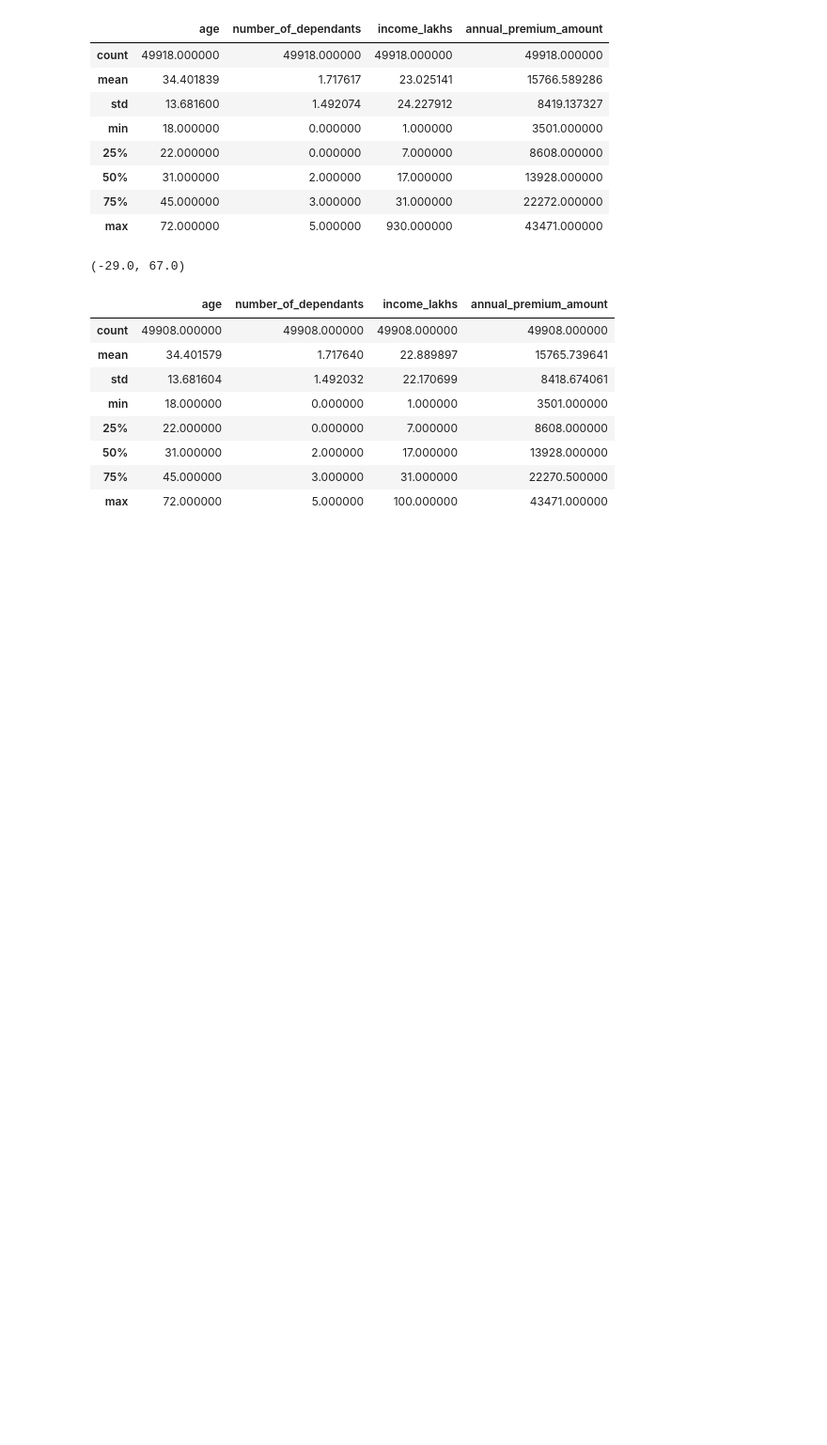
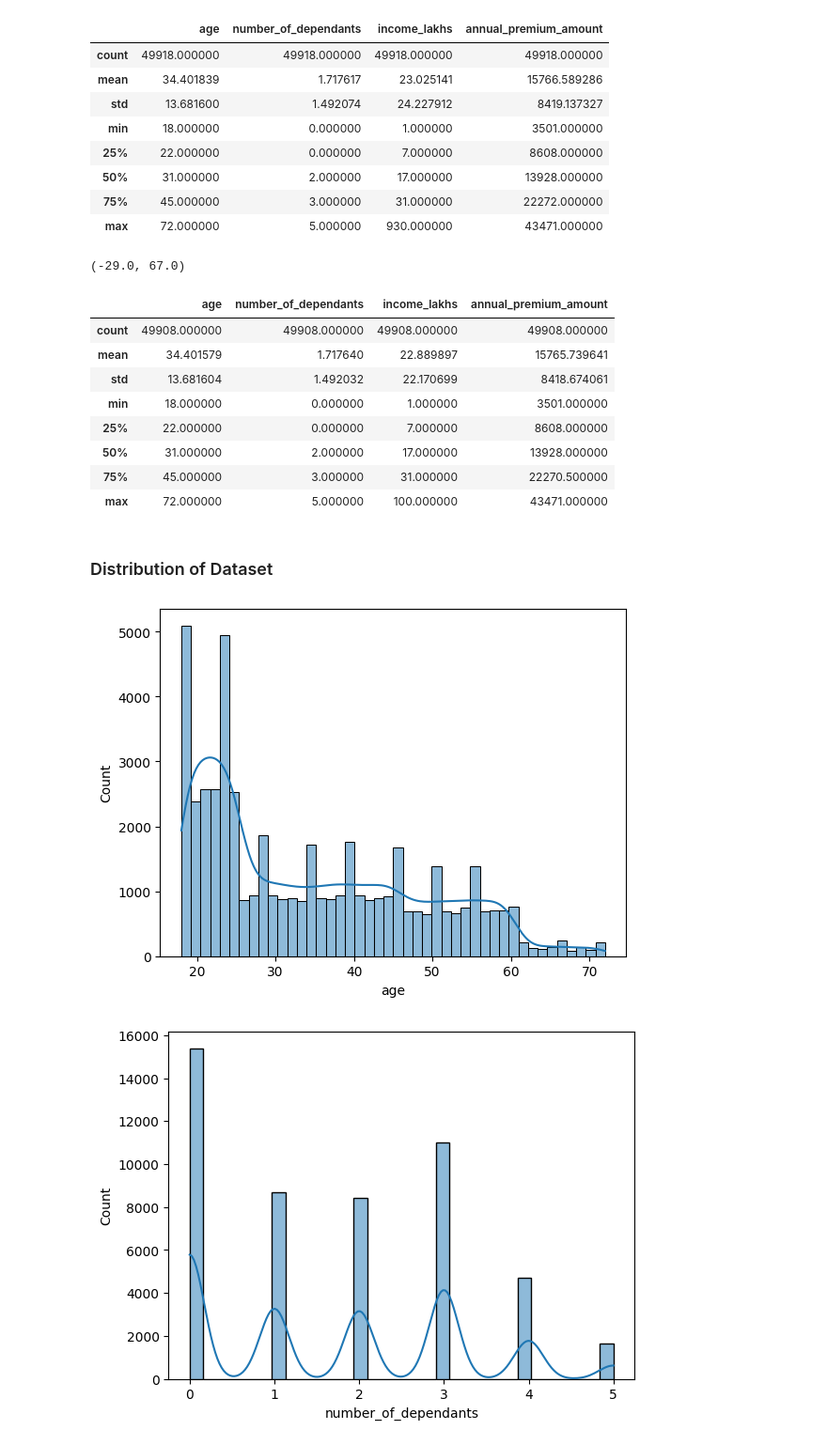
Before and after one commit to gianlucapes/health_care_premium, a Jupyter notebook: notebook/data_cleaning.ipynb, the cells around one changed output. Shown: that part at 94% size. Drawn from its saved outputs; the diff is of its cells as text; code cells hidden in the pictures; blank space fills up the shorter version.

```diff
--- a/notebook/data_cleaning.ipynb
+++ b/notebook/data_cleaning.ipynb
@@ -158,3 +158,12 @@ df2.describe()
 | 50% | 31.000000 | 2.000000 | 17.000000 | 13928.000000 |
 | 75% | 45.000000 | 3.000000 | 31.000000 | 22270.500000 |
 | max | 72.000000 | 5.000000 | 100.000000 | 43471.000000 |
+# %% [markdown]
+### Distribution of Dataset
+# %%
+for col in numeric_columns:
+    sns.histplot(df2[col],kde=True)
+    plt.show()
+# %% [output]
+[figure, added]
+[figure, added]
```
Also changed, not shown: parts of 9 cells of this notebook.
